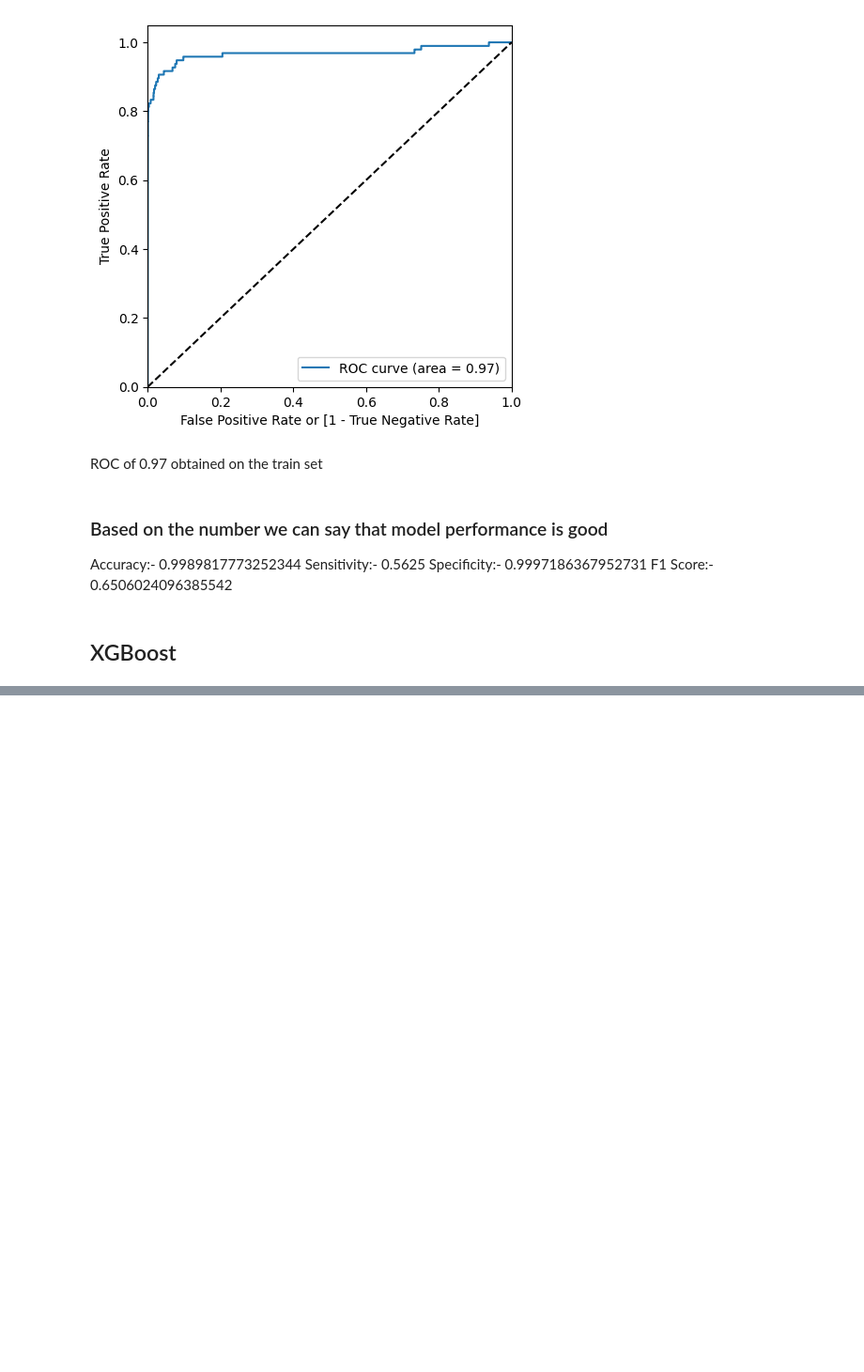
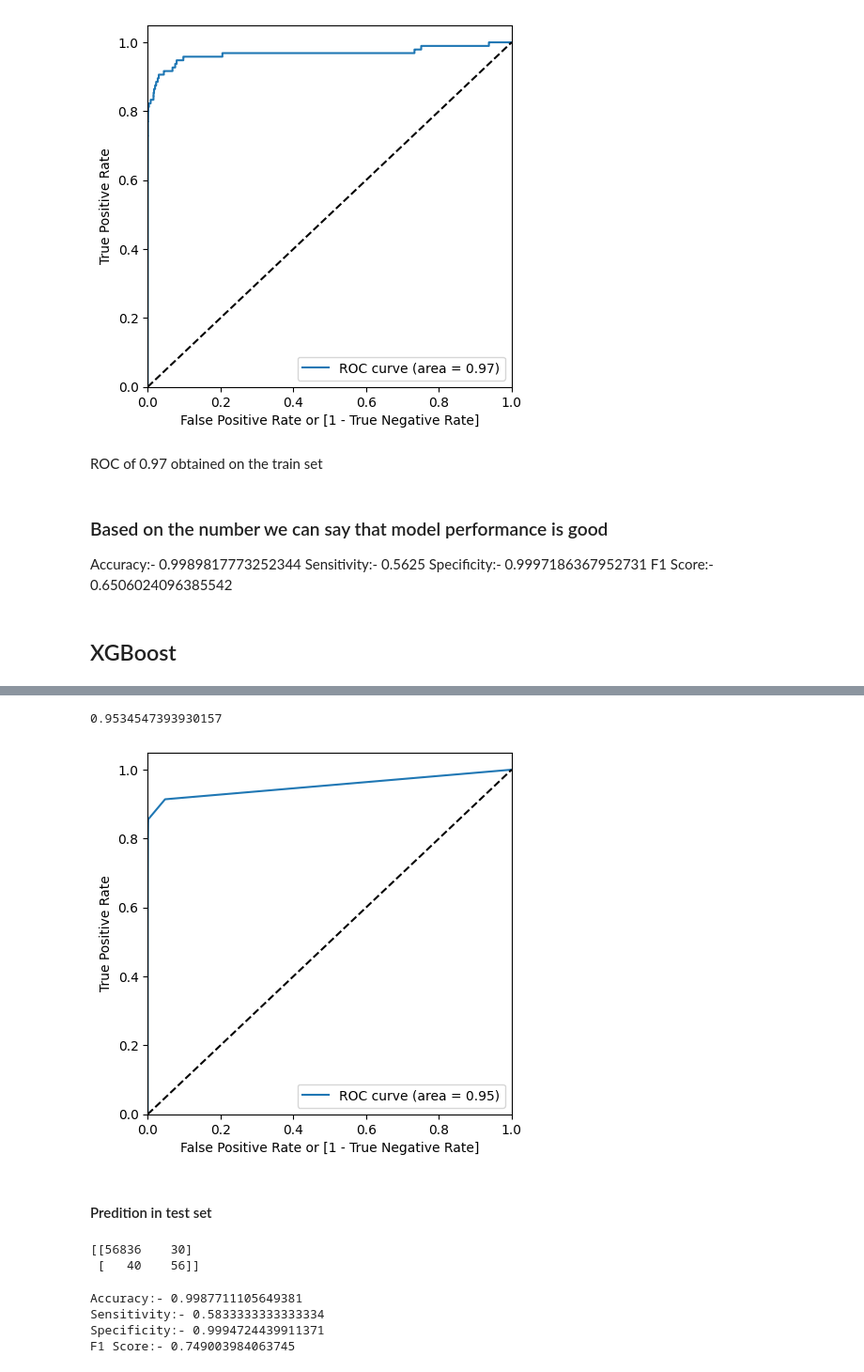
Before and after one commit to RavaUnda/creditCardFraudDetection, a Jupyter notebook: Credit_card_fraud_detection.ipynb, the cells around one changed output, grey strips where cells are left out. Shown at 94% size. Cells and saved outputs as stored; diff of their text form; code cells hidden in the pictures; blank space fills up the shorter version.

```diff
--- a/Credit_card_fraud_detection.ipynb
+++ b/Credit_card_fraud_detection.ipynb
@@ -501,0 +747,20 @@ F1 Score:- 0.6506024096385542
+# %%
+# Create the parameter grid
+param_grid = {
+    'max_depth': range(5, 15, 5),
+    'min_samples_leaf': range(50, 150, 50),
+    'min_samples_split': range(50, 150, 50),
+}
+
+
+# Instantiate the grid search model
+dtree = DecisionTreeClassifier()
+
+grid_search = GridSearchCV(estimator = dtree,
+                           param_grid = param_grid,
+                           scoring= 'roc_auc',
+                           cv = 3,
+                           verbose = 1)
+
+# Fit the grid search to the data
+grid_search.fit(X_train,y_train)
@@ -501,0 +795,9 @@ F1 Score:- 0.6506024096385542
+# %%
+# Model with optimal hyperparameters
+dt_imb_model = DecisionTreeClassifier(criterion = "gini",
+                                  random_state = 100,
+                                  max_depth=5,
+                                  min_samples_leaf=100,
+                                  min_samples_split=100)
+
+dt_imb_model.fit(X_train, y_train)
@@ -501,0 +853,16 @@ F1 Score:- 0.6506024096385542
+# %%
+# Predicted probability
+y_train_pred_proba = dt_imb_model.predict_proba(X_train)[:,1]
+# %%
+# roc_auc
+auc = metrics.roc_auc_score(y_train, y_train_pred_proba)
+auc
+# %% [output]
+0.9534547393930157
+# %%
+# Plot the ROC curve
+draw_roc(y_train, y_train_pred_proba)
+# %% [output]
+[figure, added]
+# %% [markdown]
+#### Predition in test set
@@ -501,0 +872,7 @@ F1 Score:- 0.6506024096385542
+# %%
+# Confusion matrix
+confusion = metrics.confusion_matrix(y_test, y_test_pred)
+print(confusion)
+# %% [output]
+[[56836    30]
+ [   40    56]]
@@ -501,0 +884,17 @@ F1 Score:- 0.6506024096385542
+# %%
+# print Accuracy
+print("Accuracy:-",metrics.accuracy_score(y_test, y_test_pred))
+
+# print Sensitivity
+print("Sensitivity:-",TP / float(TP+FN))
+
+# print Specificity
+print("Specificity:-", TN / float(TN+FP))
+
+# print F1 score
+print("F1 Score:-", f1_score(y_train, y_train_pred))
+# %% [output]
+Accuracy:- 0.9987711105649381
+Sensitivity:- 0.5833333333333334
+Specificity:- 0.9994724439911371
+F1 Score:- 0.749003984063745
```
Also changed, not shown: parts of 73 cells of this notebook.
